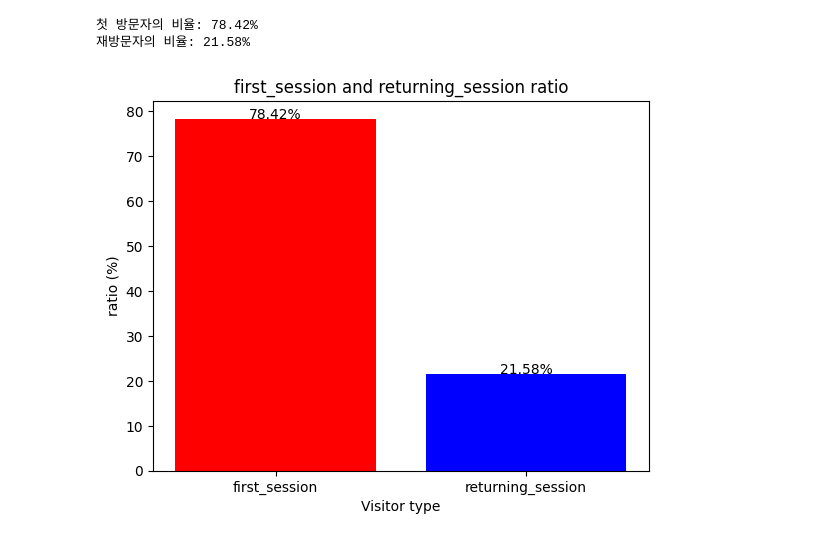
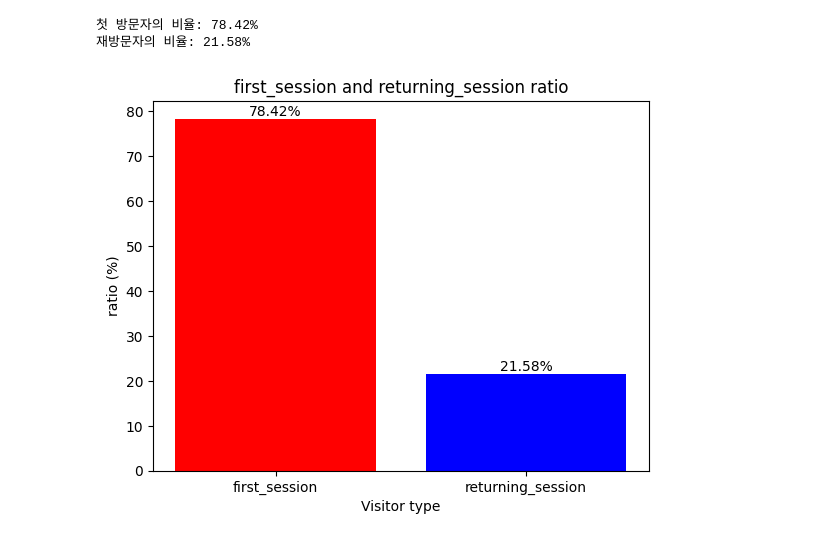
Before and after one commit to eju1019/ipark, a Jupyter notebook: projcet.ipynb, the cells around one changed output. Saved outputs shown, nothing was run; the diff lists cells and outputs as text; code cells hidden in the pictures.

```diff
--- a/projcet.ipynb
+++ b/projcet.ipynb
@@ -229,17 +231,17 @@ print(f"재방문자의 비율: {returning_session_ratio :.2f}%")
 # %%
 labels = ['first_session', 'returning_session']
 ratios = [first_session_ratio, returning_session_ratio]
 
 plt.bar(labels, ratios, color=['red', 'blue'])
 
 
 plt.title('first_session and returning_session ratio')
 plt.xlabel('Visitor type')
 plt.ylabel('ratio (%)')
-plt.text(0, ratios[0], f'{ratios[0]}%', ha='center')
-plt.text(1, ratios[1], f'{ratios[1]}%', ha='center')
+plt.text(0, ratios[0]+0.7, f'{ratios[0]}%', ha='center')
+plt.text(1, ratios[1]+0.7, f'{ratios[1]}%', ha='center')
 
 # 그래프 출력
 plt.show()
 # %% [output]
-[figure, old version]
+[figure, new version]
```
Also changed, not shown: parts of 2 cells of this notebook.
